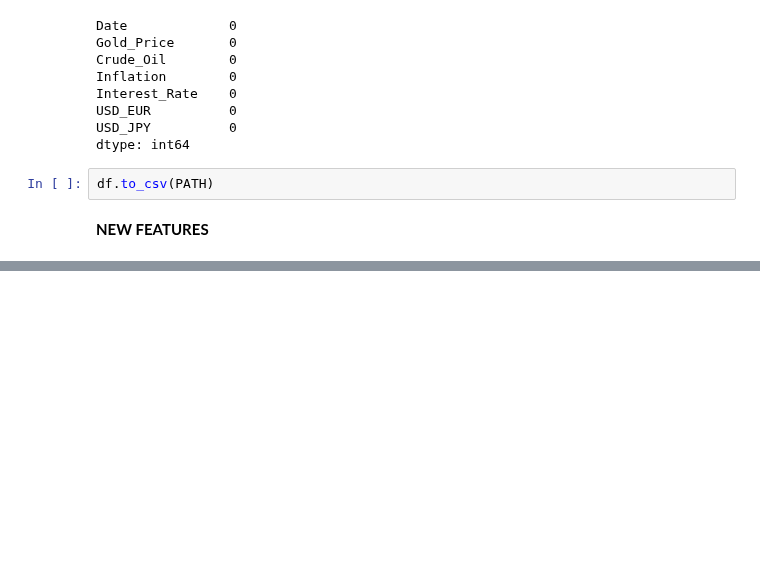
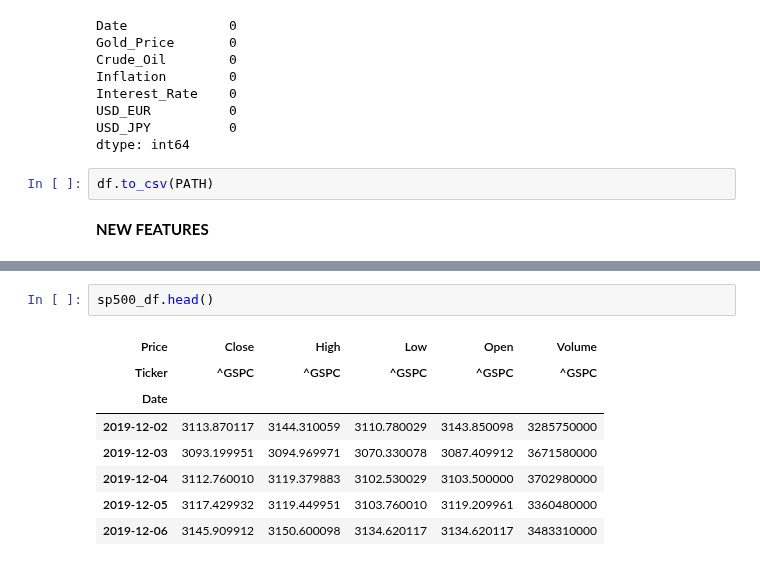
Before and after one commit to sejfovskienes/training_model, a Jupyter notebook: last-1/fetch_data.ipynb, the cells around one changed output, grey strips where cells are left out. Cells and saved outputs as stored; diff of their text form; blank space fills up the shorter version.

```diff
--- a/last-1/fetch_data.ipynb
+++ b/last-1/fetch_data.ipynb
@@ -396,0 +347,11 @@ new_df.to_csv('datasets/extra_dataset.csv', index=False)
+# %%
+sp500_df.head()
+# %% [output]
+| Price | Close | High | Low | Open | Volume |
+| Ticker | ^GSPC | ^GSPC | ^GSPC | ^GSPC | ^GSPC |
+| Date |  |  |  |  |  |
+| 2019-12-02 | 3113.870117 | 3144.310059 | 3110.780029 | 3143.850098 | 3285750000 |
+| 2019-12-03 | 3093.199951 | 3094.969971 | 3070.330078 | 3087.409912 | 3671580000 |
+| 2019-12-04 | 3112.760010 | 3119.379883 | 3102.530029 | 3103.500000 | 3702980000 |
+| 2019-12-05 | 3117.429932 | 3119.449951 | 3103.760010 | 3119.209961 | 3360480000 |
+| 2019-12-06 | 3145.909912 | 3150.600098 | 3134.620117 | 3134.620117 | 3483310000 |
```
Also changed, not shown: parts of 26 cells of this notebook, 3 other files.
